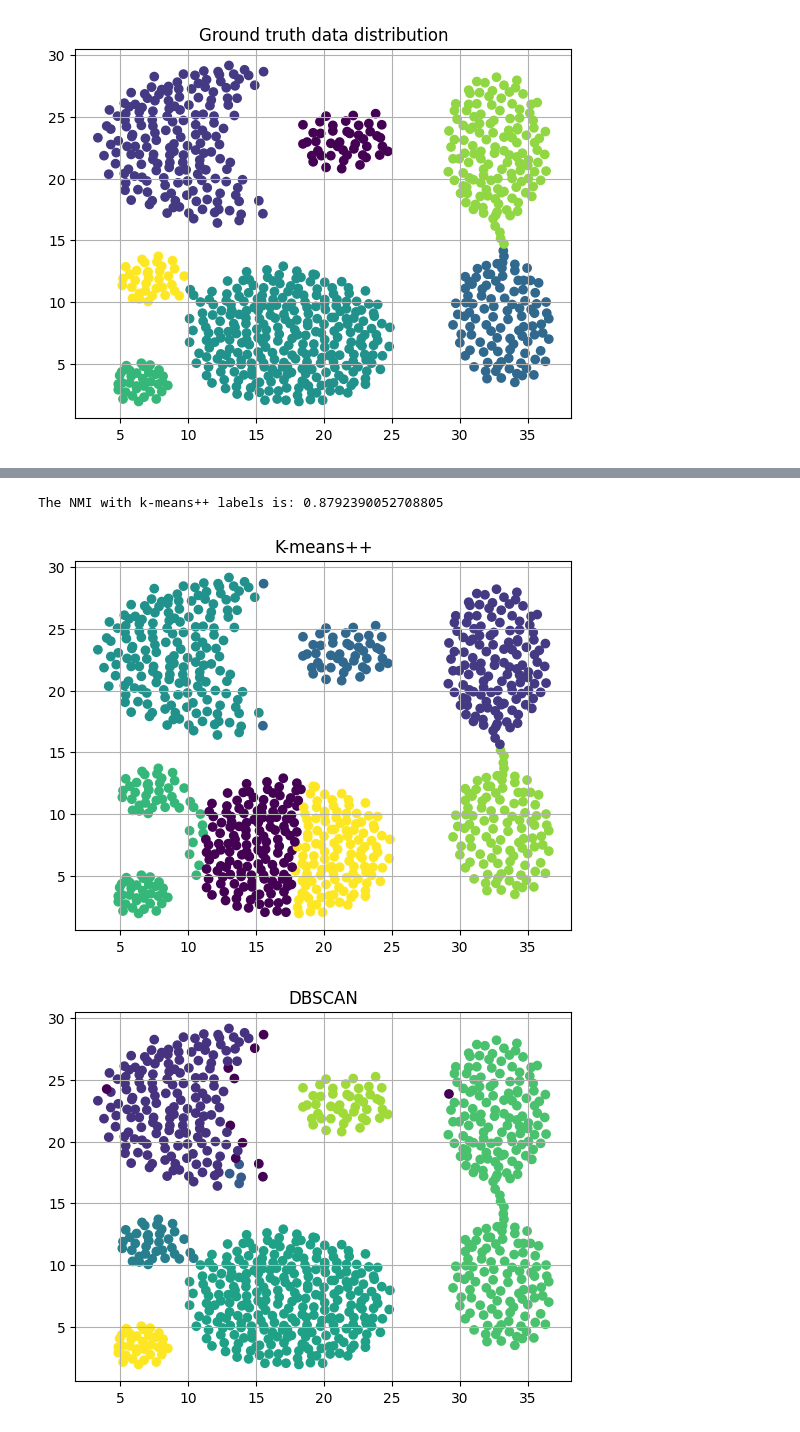
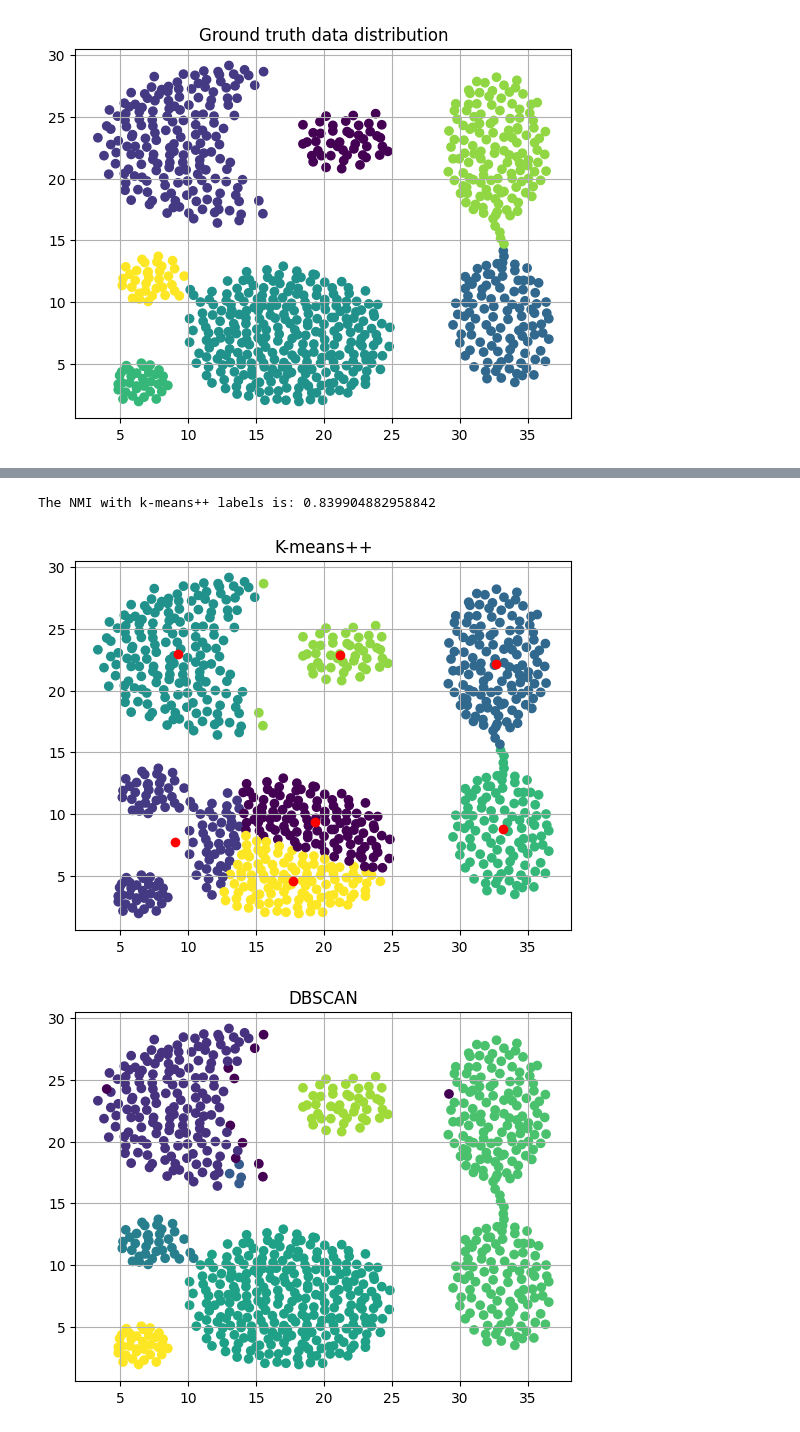
Before and after one commit to gc031298/Unsupervised_learning, a Jupyter notebook: Lab10.ipynb, the cells around one changed output, grey strips where cells are left out. Cells and saved outputs as stored; diff of their text form; code cells hidden in the pictures.

```diff
--- a/Lab10.ipynb
+++ b/Lab10.ipynb
@@ -65,14 +61,15 @@ The maximum value of NMI is 1.0000000000000002 and is obtained with dc: 2.6
 # %%
-k_labels, _ = f.k_means(data, k = 7, init = 'k++')
-k_NMI = normalized_mutual_information(k_labels, labels)
+k_labels, _, centroids = f.k_means(data, k = 7, init = 'def')
+k_NMI = f.normalized_mutual_information(k_labels, labels)
 print(f"The NMI with k-means++ labels is: {k_NMI}")
 plt.scatter(data[:,0], data[:,1], c=k_labels)
+plt.plot(centroids[:,0], centroids[:,1], 'ro')
 plt.title('K-means++')
 plt.grid()
 plt.show()
 # %% [output]
-The NMI with k-means++ labels is: 0.8792390052708805
+The NMI with k-means++ labels is: 0.839904882958842
-[figure, old version]
+[figure, new version]
 # %%
 dbscan = DBSCAN(eps=1.1).fit_predict(data)
 plt.scatter(data[:,0], data[:,1], c=dbscan)
```
Also changed, not shown: parts of 3 cells of this notebook, 3 other files.
